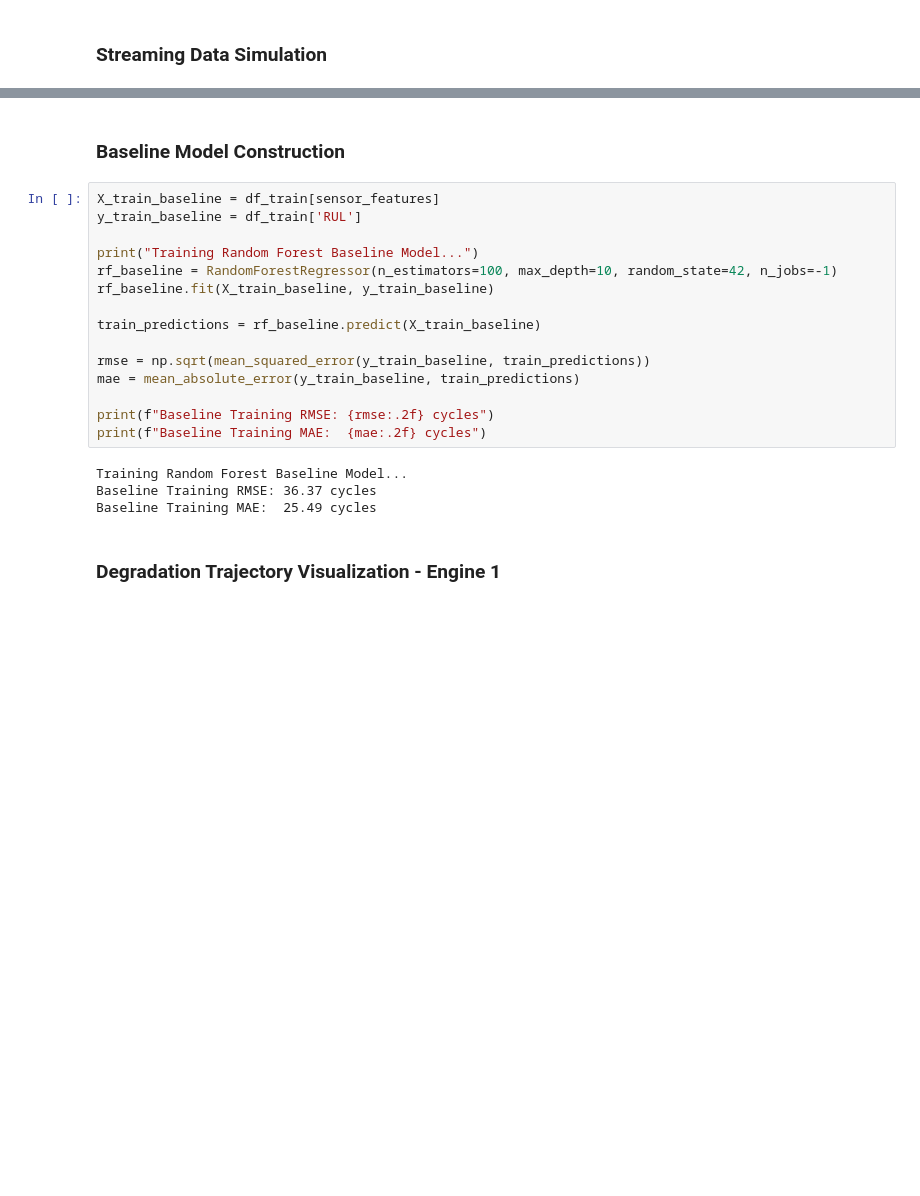
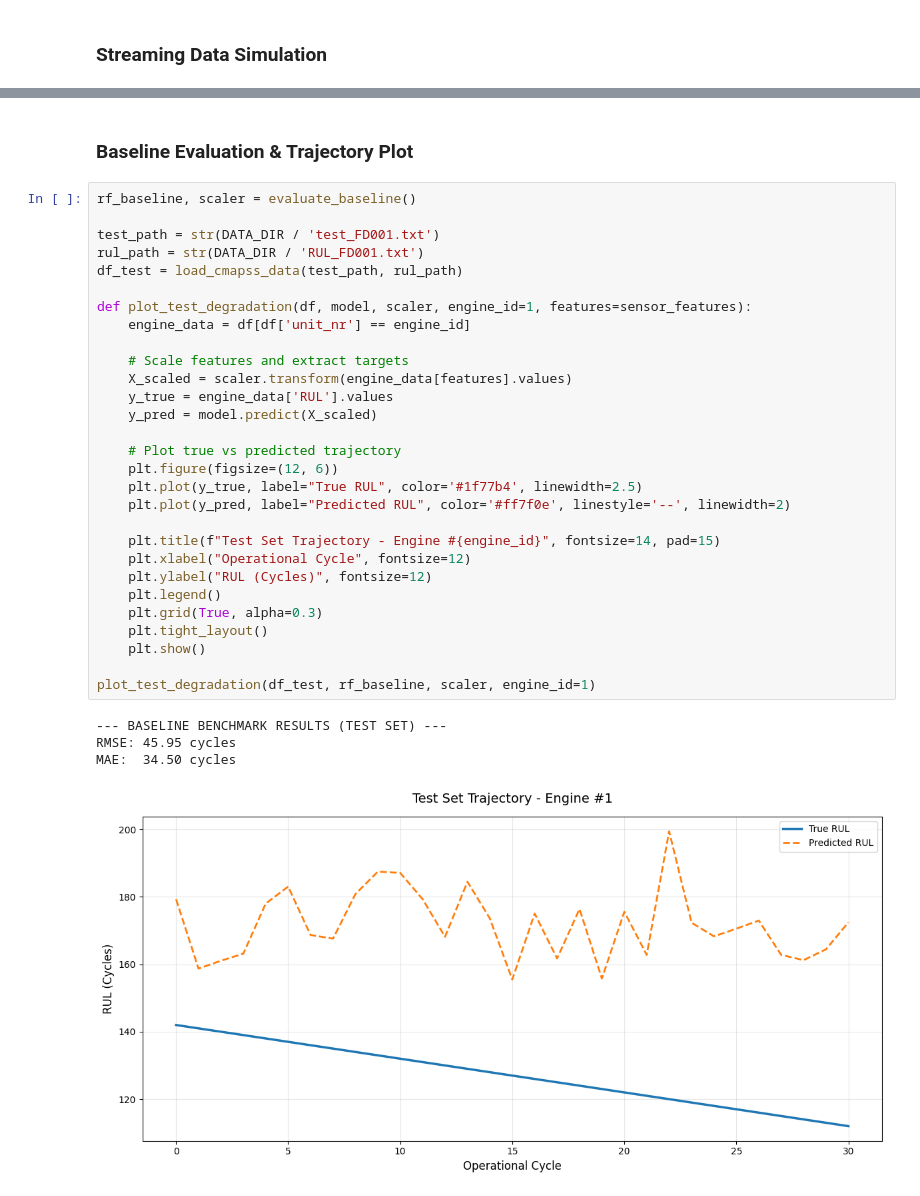
Before and after one commit to weronpas/PML_Final_Project, a Jupyter notebook: notebooks/01_eda.ipynb, the cells around one changed output, grey strips where cells are left out. Cells and saved outputs as stored; diff of their text form; blank space fills up the shorter version.

```diff
--- a/notebooks/01_eda.ipynb
+++ b/notebooks/01_eda.ipynb
@@ -62,23 +83,36 @@ Target batch shape (y):  torch.Size([32, 1])
 # %% [markdown]
-### Baseline Model Construction
+### Baseline Evaluation & Trajectory Plot
 # %%
-X_train_baseline = df_train[sensor_features]
-y_train_baseline = df_train['RUL']
+rf_baseline, scaler = evaluate_baseline()
 
-print("Training Random Forest Baseline Model...")
-rf_baseline = RandomForestRegressor(n_estimators=100, max_depth=10, random_state=42, n_jobs=-1)
-rf_baseline.fit(X_train_baseline, y_train_baseline)
+test_path = str(DATA_DIR / 'test_FD001.txt')
+rul_path = str(DATA_DIR / 'RUL_FD001.txt')
+df_test = load_cmapss_data(test_path, rul_path)
 
-train_predictions = rf_baseline.predict(X_train_baseline)
+def plot_test_degradation(df, model, scaler, engine_id=1, features=sensor_features):
+    engine_data = df[df['unit_nr'] == engine_id]
 
-rmse = np.sqrt(mean_squared_error(y_train_baseline, train_predictions))
-mae = mean_absolute_error(y_train_baseline, train_predictions)
+    # Scale features and extract targets
+    X_scaled = scaler.transform(engine_data[features].values)
+    y_true = engine_data['RUL'].values
+    y_pred = model.predict(X_scaled)
 
-print(f"Baseline Training RMSE: {rmse:.2f} cycles")
-print(f"Baseline Training MAE:  {mae:.2f} cycles")
+    # Plot true vs predicted trajectory
+    plt.figure(figsize=(12, 6))
+    plt.plot(y_true, label="True RUL", color='#1f77b4', linewidth=2.5)
+    plt.plot(y_pred, label="Predicted RUL", color='#ff7f0e', linestyle='--', linewidth=2)
+
+    plt.title(f"Test Set Trajectory - Engine #{engine_id}", fontsize=14, pad=15)
+    plt.xlabel("Operational Cycle", fontsize=12)
+    plt.ylabel("RUL (Cycles)", fontsize=12)
+    plt.legend()
+    plt.grid(True, alpha=0.3)
+    plt.tight_layout()
+    plt.show()
+
+plot_test_degradation(df_test, rf_baseline, scaler, engine_id=1)
 # %% [output]
-Training Random Forest Baseline Model...
-Baseline Training RMSE: 36.37 cycles
-Baseline Training MAE:  25.49 cycles
+--- BASELINE BENCHMARK RESULTS (TEST SET) ---
+RMSE: 45.95 cycles
+MAE:  34.50 cycles
+[figure, added]
-# %% [markdown]
-### Degradation Trajectory Visualization - Engine 1
```
Also changed, not shown: parts of 7 cells of this notebook, 1 other file.
